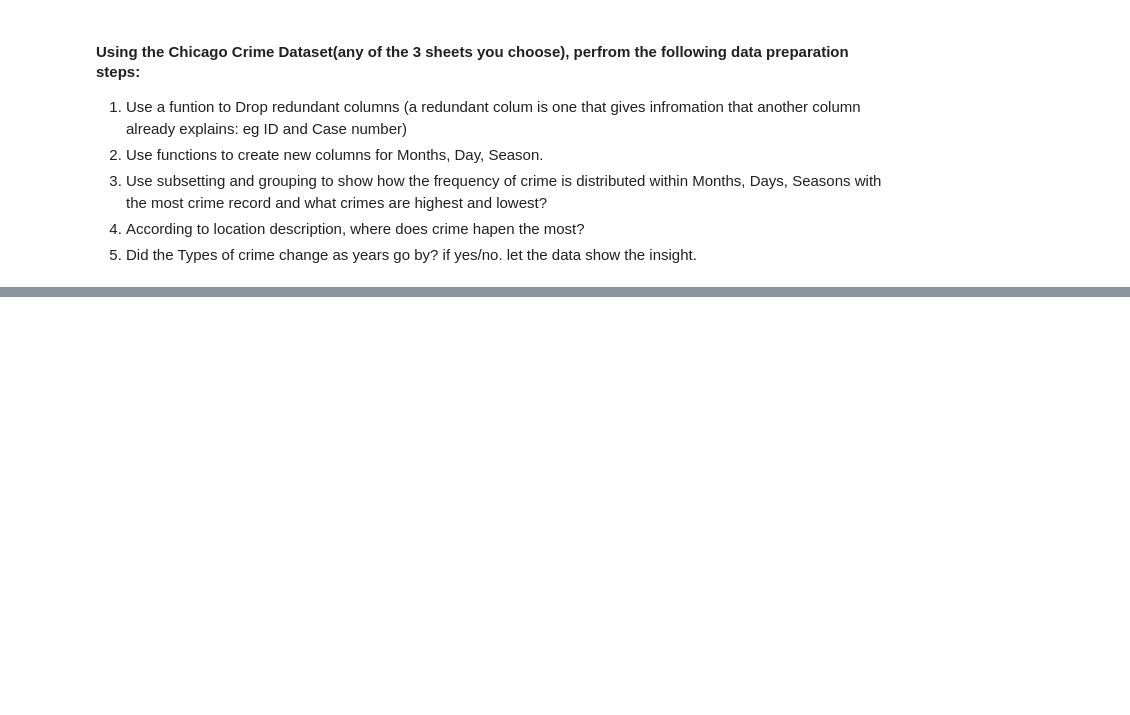
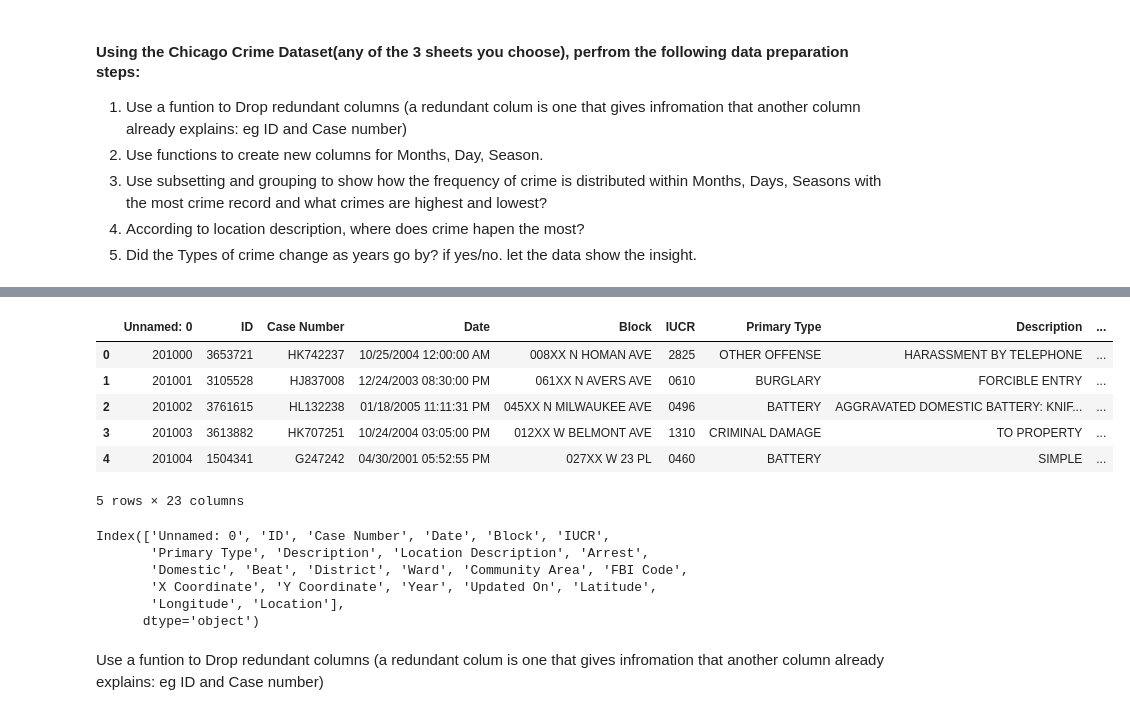
Before and after one commit to RheedWhan/AltSchool_DataScience_2023, a Jupyter notebook: Data_Wrangling_Assesment.ipynb, the cells around one changed output, grey strips where cells are left out. Saved outputs shown, nothing was run; the diff lists cells and outputs as text; code cells hidden in the pictures; blank space fills up the shorter version.

```diff
--- a/Data_Wrangling_Assesment.ipynb
+++ b/Data_Wrangling_Assesment.ipynb
@@ -12,0 +24,21 @@
+# %%
+chicago_df.head() # Check the first 5 rows
+# %% [output]
+|  | Unnamed: 0 | ID | Case Number | Date | Block | IUCR | Primary Type | Description | ... |
+| 0 | 201000 | 3653721 | HK742237 | 10/25/2004 12:00:00 AM | 008XX N HOMAN AVE | 2825 | OTHER OFFENSE | HARASSMENT BY TELEPHONE | ... |
+| 1 | 201001 | 3105528 | HJ837008 | 12/24/2003 08:30:00 PM | 061XX N AVERS AVE | 0610 | BURGLARY | FORCIBLE ENTRY | ... |
+| 2 | 201002 | 3761615 | HL132238 | 01/18/2005 11:11:31 PM | 045XX N MILWAUKEE AVE | 0496 | BATTERY | AGGRAVATED DOMESTIC BATTERY: KNIF... | ... |
+| 3 | 201003 | 3613882 | HK707251 | 10/24/2004 03:05:00 PM | 012XX W BELMONT AVE | 1310 | CRIMINAL DAMAGE | TO PROPERTY | ... |
+| 4 | 201004 | 1504341 | G247242 | 04/30/2001 05:52:55 PM | 027XX W 23 PL | 0460 | BATTERY | SIMPLE | ... |
+5 rows × 23 columns
+# %%
+chicago_df.columns
+# %% [output]
+Index(['Unnamed: 0', 'ID', 'Case Number', 'Date', 'Block', 'IUCR',
+       'Primary Type', 'Description', 'Location Description', 'Arrest',
+       'Domestic', 'Beat', 'District', 'Ward', 'Community Area', 'FBI Code',
+       'X Coordinate', 'Y Coordinate', 'Year', 'Updated On', 'Latitude',
+       'Longitude', 'Location'],
+      dtype='object')
+# %% [markdown]
+Use a funtion to Drop redundant columns (a redundant colum is one that gives infromation that another column already explains: eg ID and Case number)
```
Also changed, not shown: parts of 18 cells of this notebook.
